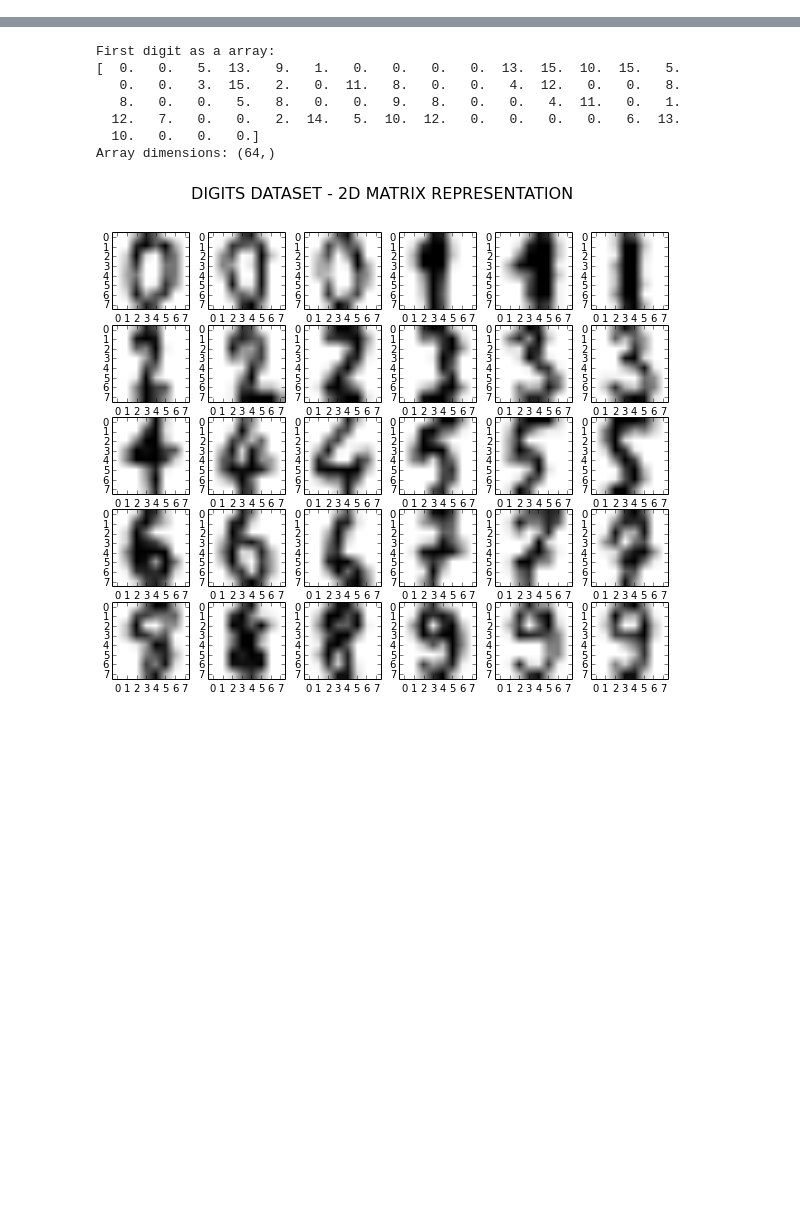
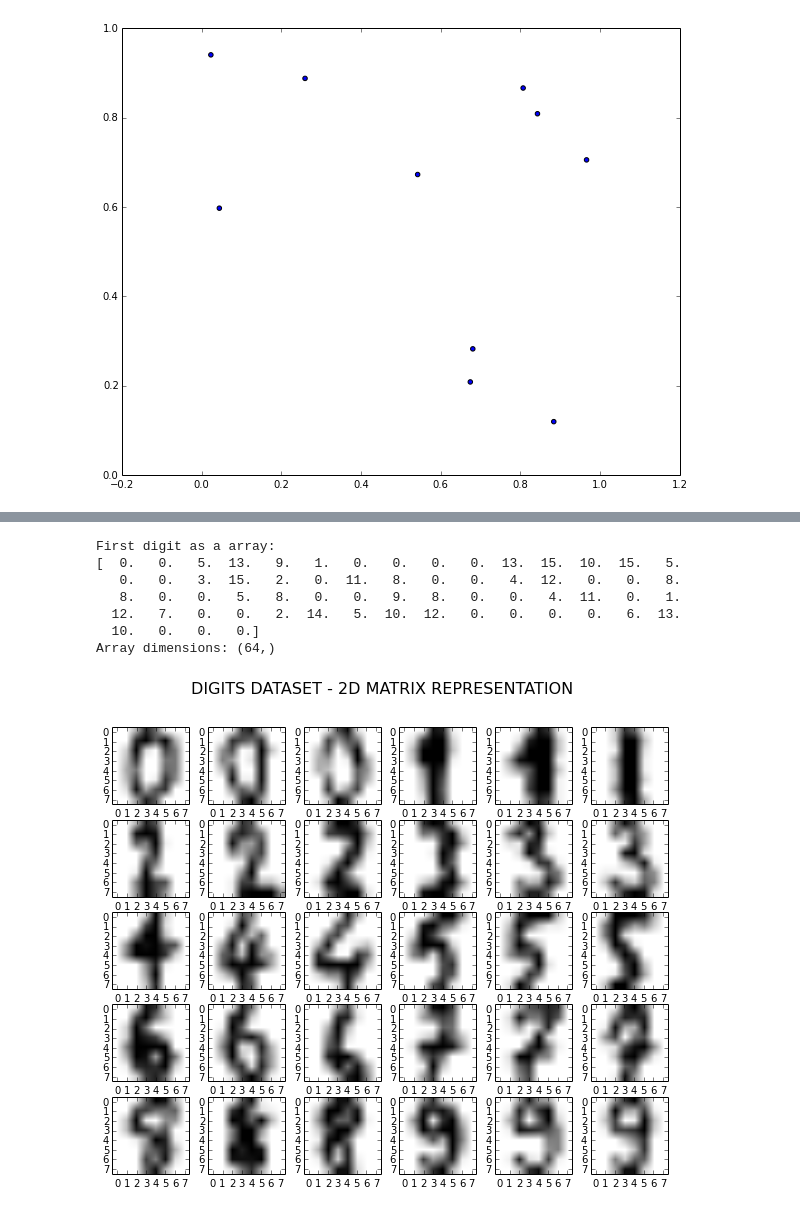
Before and after one commit to denniscf/Visualization, a Jupyter notebook: Visualizing_High_Dimensional_Data.ipynb, the cells around one changed output, grey strips where cells are left out. Saved outputs shown, nothing was run; the diff lists cells and outputs as text; code cells hidden in the pictures; blank space fills up the shorter version.

```diff
--- a/Visualizing_High_Dimensional_Data.ipynb
+++ b/Visualizing_High_Dimensional_Data.ipynb
@@ -0,0 +23,6 @@
+# %%
+data2D = np.random.random([10,2])
+plt.scatter(data2D[:,0], data2D[:,1])
+plt.show()
+# %% [output]
+[figure, added]
```
Also changed, not shown: parts of 25 cells of this notebook.
